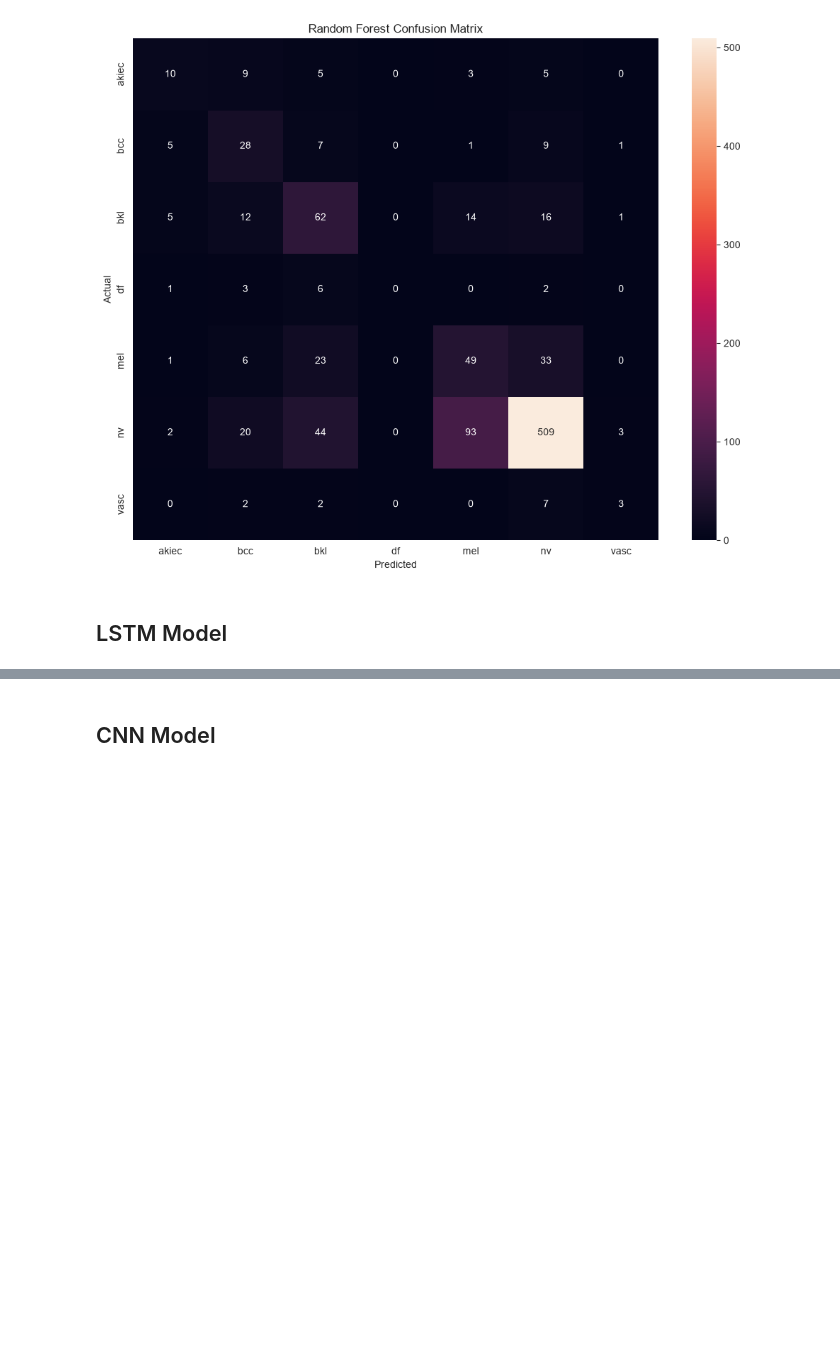
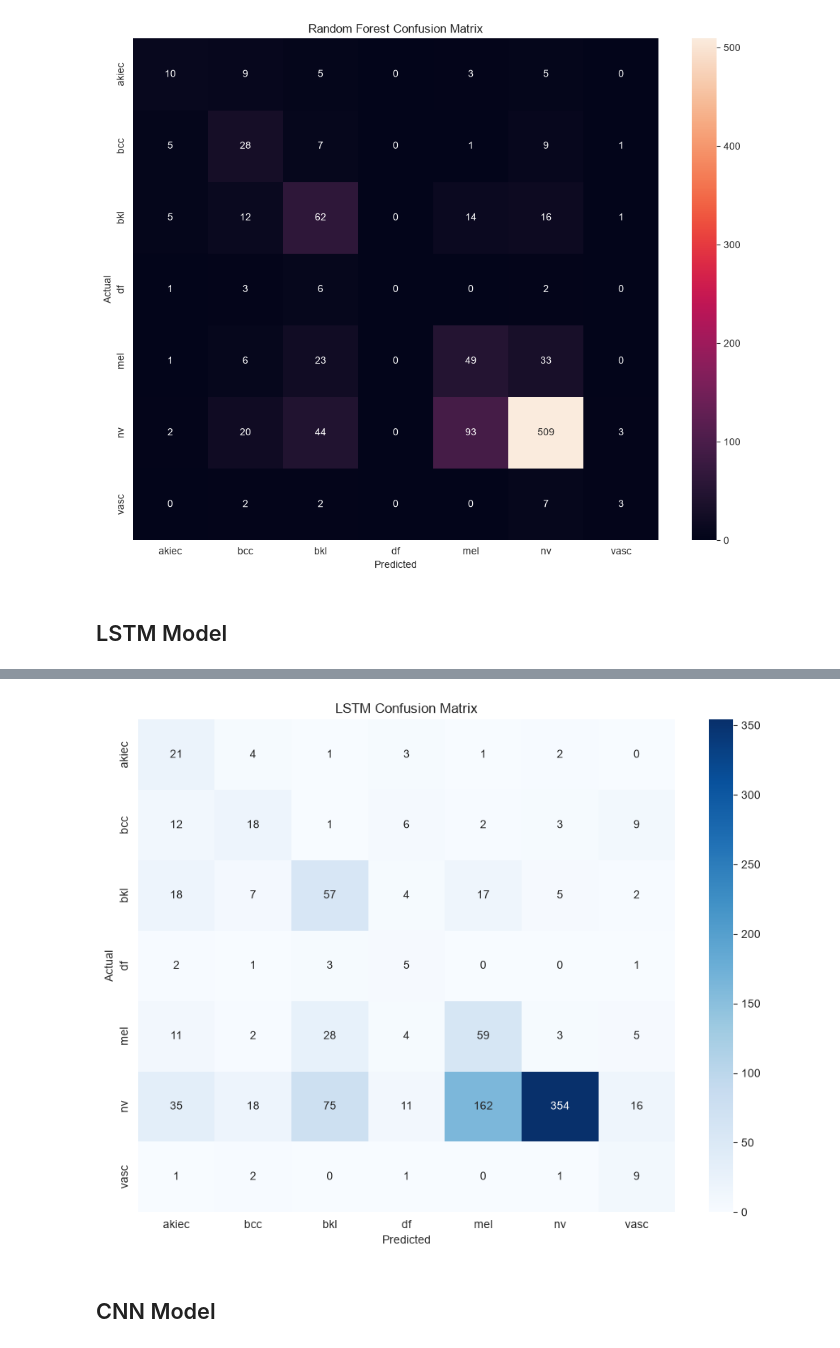
Before and after one commit to tt-lam1199/HAM10000-Skin-Lesion-Classifiers, a Jupyter notebook: notebooks/eda_processing_split.ipynb, the cells around one changed output, grey strips where cells are left out. Saved outputs shown, nothing was run; the diff lists cells and outputs as text; code cells hidden in the pictures; blank space fills up the shorter version.

```diff
--- a/notebooks/eda_processing_split.ipynb
+++ b/notebooks/eda_processing_split.ipynb
@@ -826,19 +885,37 @@ lstm_model.compile(
     metrics=["accuracy"],
 )
 
-lstm_model.fit(
-    X_train_lstm,
-    y_train,
+lstm_history = lstm_model.fit(
+    X_train_lstm, y_train,
     validation_data=(X_val_lstm, y_val),
     epochs=100,
     batch_size=64,
-    class_weight=class_weights,
-    verbose=1,
+    class_weight=class_weights, verbose=1,
 )
 
-test_loss, test_accuracy = lstm_model.evaluate(X_test_lstm, y_test, verbose=0)
-print("LSTM test loss:", test_loss)
-print("LSTM test accuracy:", test_accuracy)
+lstm_probabilities = lstm_model.predict(X_test_lstm, verbose=0)
+lstm_predictions = np.argmax(lstm_probabilities, axis=1)
+lstm_loss = log_loss(y_test, lstm_probabilities, labels=ALL_LABELS)
+
+lstm_result = {
+    "Model": "LSTM",
+    "Accuracy": accuracy_score(y_test, lstm_predictions),
+    "Balanced Accuracy": balanced_accuracy_score(y_test, lstm_predictions),
+    "Macro Precision": precision_score(y_test, lstm_predictions, labels=ALL_LABELS, average="macro", zero_division=0),
+    "Macro Recall": recall_score(y_test, lstm_predictions, labels=ALL_LABELS, average="macro", zero_division=0),
+    "Macro F1": f1_score(y_test, lstm_predictions, labels=ALL_LABELS, average="macro", zero_division=0),
+    "Log Loss": lstm_loss,
+}
+
+for metric, value in lstm_result.items():
+    if metric != "Model":
+        print(f"LSTM {metric}: {value:.4f}")
+
+print("\nLSTM Classification Report:")
+print(classification_report(
+    y_test, lstm_predictions, labels=ALL_LABELS,
+    target_names=class_names, digits=4, zero_division=0
+))
 # %% [output]
 WARNING:tensorflow:TensorFlow GPU support is not available on native Windows for TensorFlow >= 2.11. Even if CUDA/cuDNN are installed, GPU will not be used. Please use WSL2 or the TensorFlow-DirectML  ...
 Epoch 1/100
@@ -860,3 +952,16 @@ LSTM test accuracy: 0.5708582997322083
+# %%
+# LSTM confusion matrix.
+lstm_cm = confusion_matrix(y_test, lstm_predictions, labels=ALL_LABELS)
+plt.figure(figsize=(9, 7))
+sns.heatmap(lstm_cm, annot=True, fmt="d", cmap="Blues",
+            xticklabels=class_names, yticklabels=class_names)
+plt.xlabel("Predicted")
+plt.ylabel("Actual")
+plt.title("LSTM Confusion Matrix")
+plt.tight_layout()
+plt.show()
+# %% [output]
+[figure, added]
 # %% [markdown]
 ## CNN Model
 # %%
```
Also changed, not shown: parts of 12 cells of this notebook, 4 other files.
